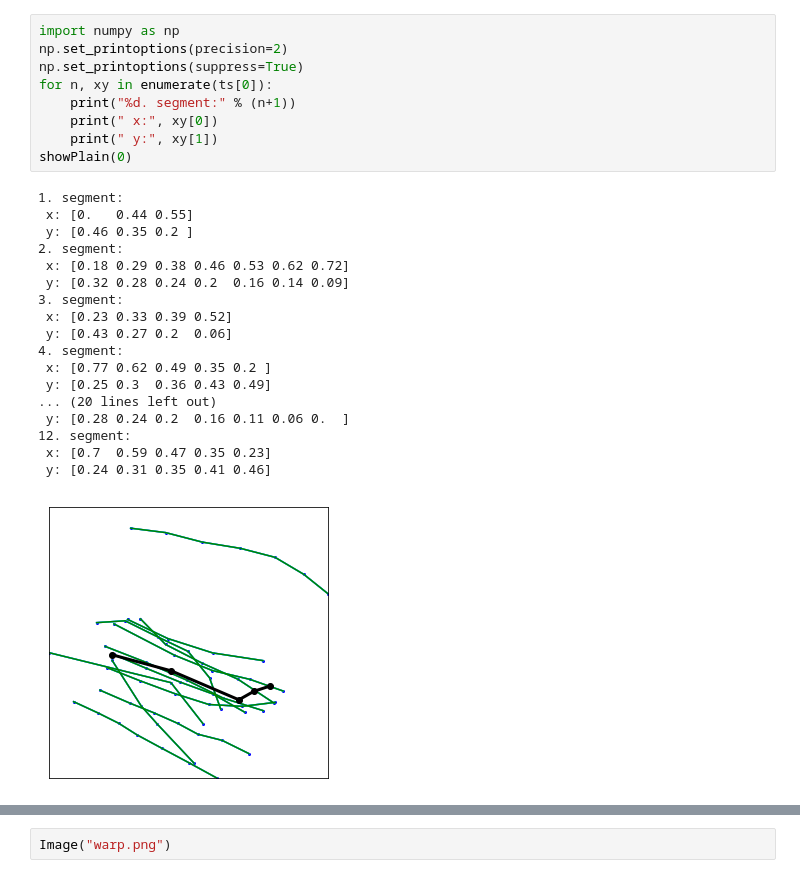
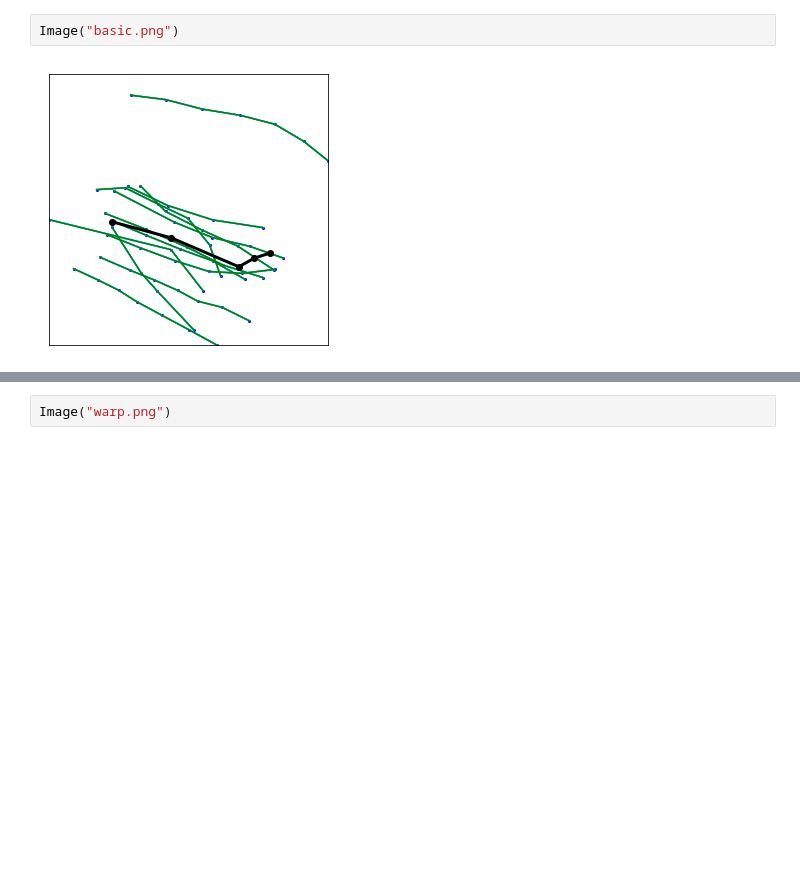
Before and after one commit to t0mk/seg, a Jupyter notebook: segpub.ipynb, the cells around one changed output, grey strips where cells are left out. Saved outputs shown, nothing was run; the diff lists cells and outputs as text; blank space fills up the shorter version.

```diff
--- a/segpub.ipynb
+++ b/segpub.ipynb
@@ -13,31 +54,7 @@ This is an example of a sample group with 12 trajectories. Green are the measure
-# %%
-import numpy as np
-np.set_printoptions(precision=2)
-np.set_printoptions(suppress=True)
-for n, xy in enumerate(ts[0]):
-    print("%d. segment:" % (n+1))
-    print(" x:", xy[0])
-    print(" y:", xy[1])
-showPlain(0)
-# %% [output]
-1. segment:
- x: [0.   0.44 0.55]
- y: [0.46 0.35 0.2 ]
-2. segment:
- x: [0.18 0.29 0.38 0.46 0.53 0.62 0.72]
- y: [0.32 0.28 0.24 0.2  0.16 0.14 0.09]
-3. segment:
- x: [0.23 0.33 0.39 0.52]
- y: [0.43 0.27 0.2  0.06]
-4. segment:
- x: [0.77 0.62 0.49 0.35 0.2 ]
- y: [0.25 0.3  0.36 0.43 0.49]
-... (20 lines left out)
- y: [0.28 0.24 0.2  0.16 0.11 0.06 0.  ]
-12. segment:
- x: [0.7  0.59 0.47 0.35 0.23]
- y: [0.24 0.31 0.35 0.41 0.46]
-[figure, removed]
+# %%
+Image("basic.png")
+# %% [output]
+[figure, added]
 # %% [markdown]
 ## Implementation
 
```
Also changed, not shown: parts of 9 cells of this notebook, 34 other files.
